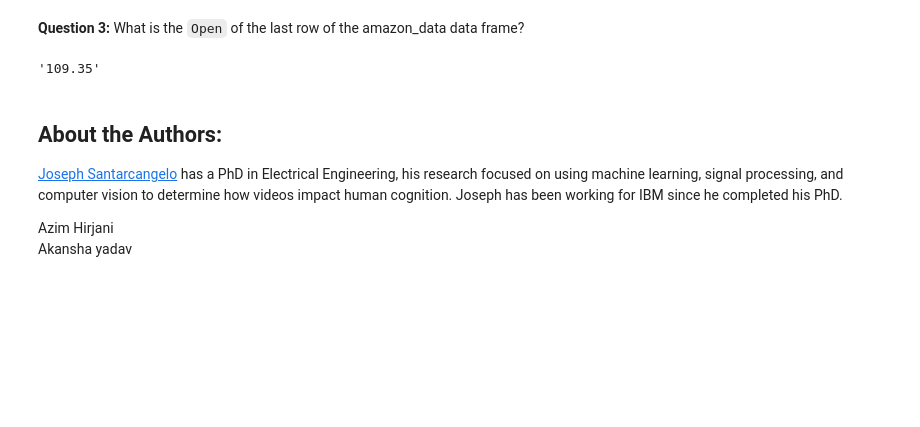
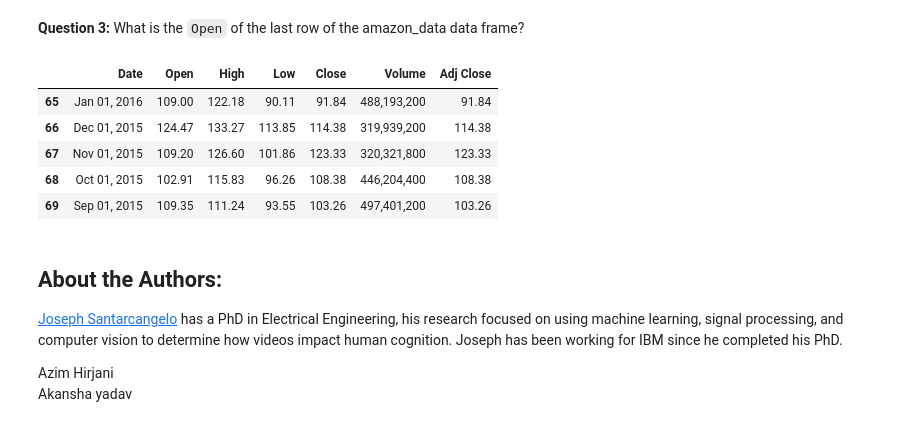
Before and after one commit to Zankruti-91/Final-Assignment-Pyhton-WebScrapping1, a Jupyter notebook: Final_Assignment_Webscraping_v2.ipynb, the cells around one changed output. Drawn from its saved outputs; the diff is of its cells as text; code cells hidden in the pictures; blank space fills up the shorter version.

```diff
--- a/Final_Assignment_Webscraping_v2.ipynb
+++ b/Final_Assignment_Webscraping_v2.ipynb
@@ -314,10 +314,17 @@ amazon_data.columns
 Index(['Date', 'Open', 'High', 'Low', 'Close', 'Volume', 'Adj Close'], dtype='object')
 # %% [markdown]
 <b>Question 3:</b> What is the `Open` of the last row of the amazon_data data frame?
-# %%
-amazon_data.iloc[-1,1]
-# %% [output]
-'109.35'
+# %%
+#last_row_open = amazon_data.iloc[-1]['Open']
+#print(last_row_open)
+amazon_data.tail()
+# %% [output]
+|  | Date | Open | High | Low | Close | Volume | Adj Close |
+| 65 | Jan 01, 2016 | 109.00 | 122.18 | 90.11 | 91.84 | 488,193,200 | 91.84 |
+| 66 | Dec 01, 2015 | 124.47 | 133.27 | 113.85 | 114.38 | 319,939,200 | 114.38 |
+| 67 | Nov 01, 2015 | 109.20 | 126.60 | 101.86 | 123.33 | 320,321,800 | 123.33 |
+| 68 | Oct 01, 2015 | 102.91 | 115.83 | 96.26 | 108.38 | 446,204,400 | 108.38 |
+| 69 | Sep 01, 2015 | 109.35 | 111.24 | 93.55 | 103.26 | 497,401,200 | 103.26 |
 # %% [markdown]
 <h2>About the Authors:</h2>
 
```
